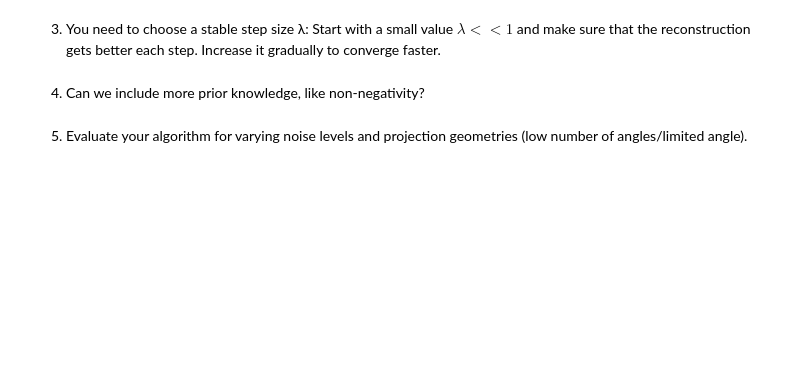
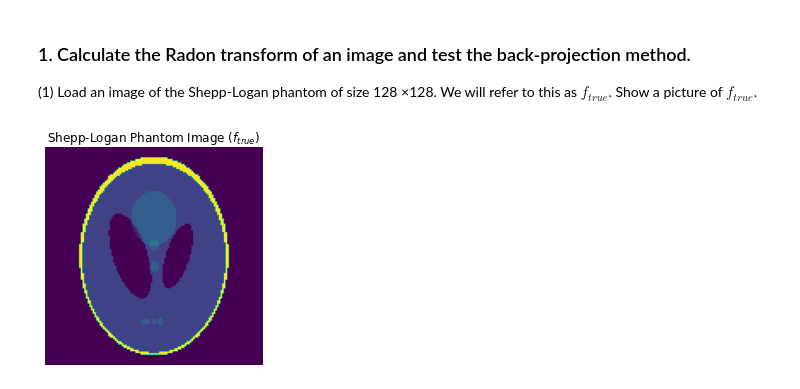
Before and after one commit to JOANNELUNA/COMP0114-Inverse-Problems-in-Imaging, a Jupyter notebook: CW4/18145399_CW4.ipynb, the cells around one changed output. Cells and saved outputs as stored; diff of their text form; code cells hidden in the pictures; blank space fills up the shorter version.

```diff
--- a/CW4/18145399_CW4.ipynb
+++ b/CW4/18145399_CW4.ipynb
@@ -326,6 +0,0 @@ In order to have a full algorithm you need consider the following points:
-# %% [markdown]
-3. You need to choose a stable step size λ: Start with a small value $λ << 1$ and make sure that the reconstruction gets better each step. Increase it gradually to converge faster.
-# %% [markdown]
-4. Can we include more prior knowledge, like non-negativity?
-# %% [markdown]
-5. Evaluate your algorithm for varying noise levels and projection geometries (low number of angles/limited angle).
@@ -331,0 +13,20 @@ In order to have a full algorithm you need consider the following points:
+# %% [markdown]
+### 1. Calculate the Radon transform of an image and test the back-projection method.
+(1) Load an image of the Shepp-Logan phantom of size 128 ×128. We will refer to this as $f_{true}$. Show a picture of $f_{true}$.
+# %%
+
+# Load the Shepp-Logan phantom image
+f_true = np.load('SLphan.npy')
+f_true = resize(f_true, (128, 128), anti_aliasing=True)
+
+# f_true = np.load('shepp_logan.npy')
+# from phantominator import shepp_logan
+# f_true = shepp_logan(128)
+
+# Display the image
+plt.imshow(f_true)
+plt.title('Shepp-Logan Phantom Image ($f_{true}$)')
+plt.axis('off')
+plt.show()
+# %% [output]
+[figure, added]
```
Also changed, not shown: parts of 69 cells of this notebook.
